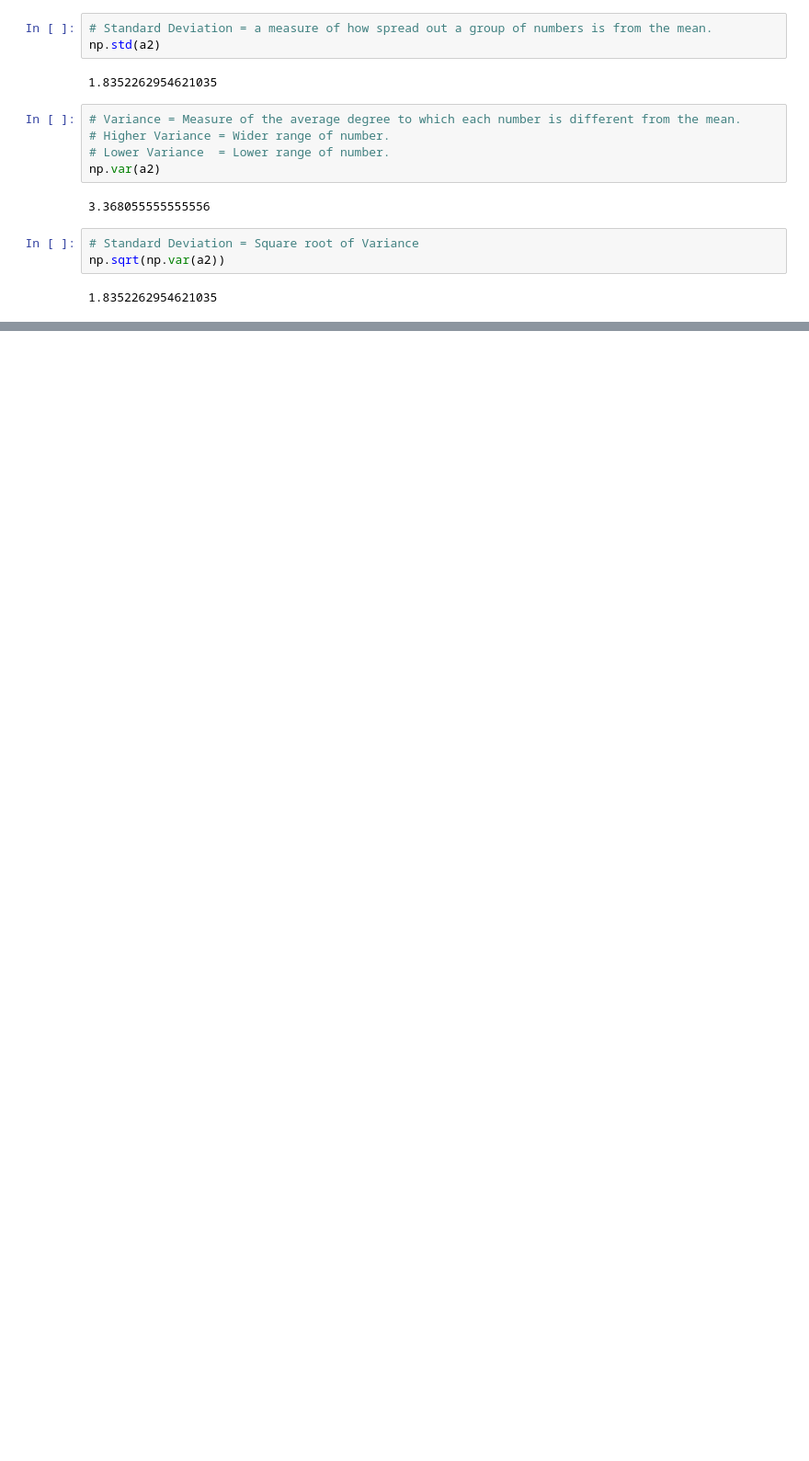
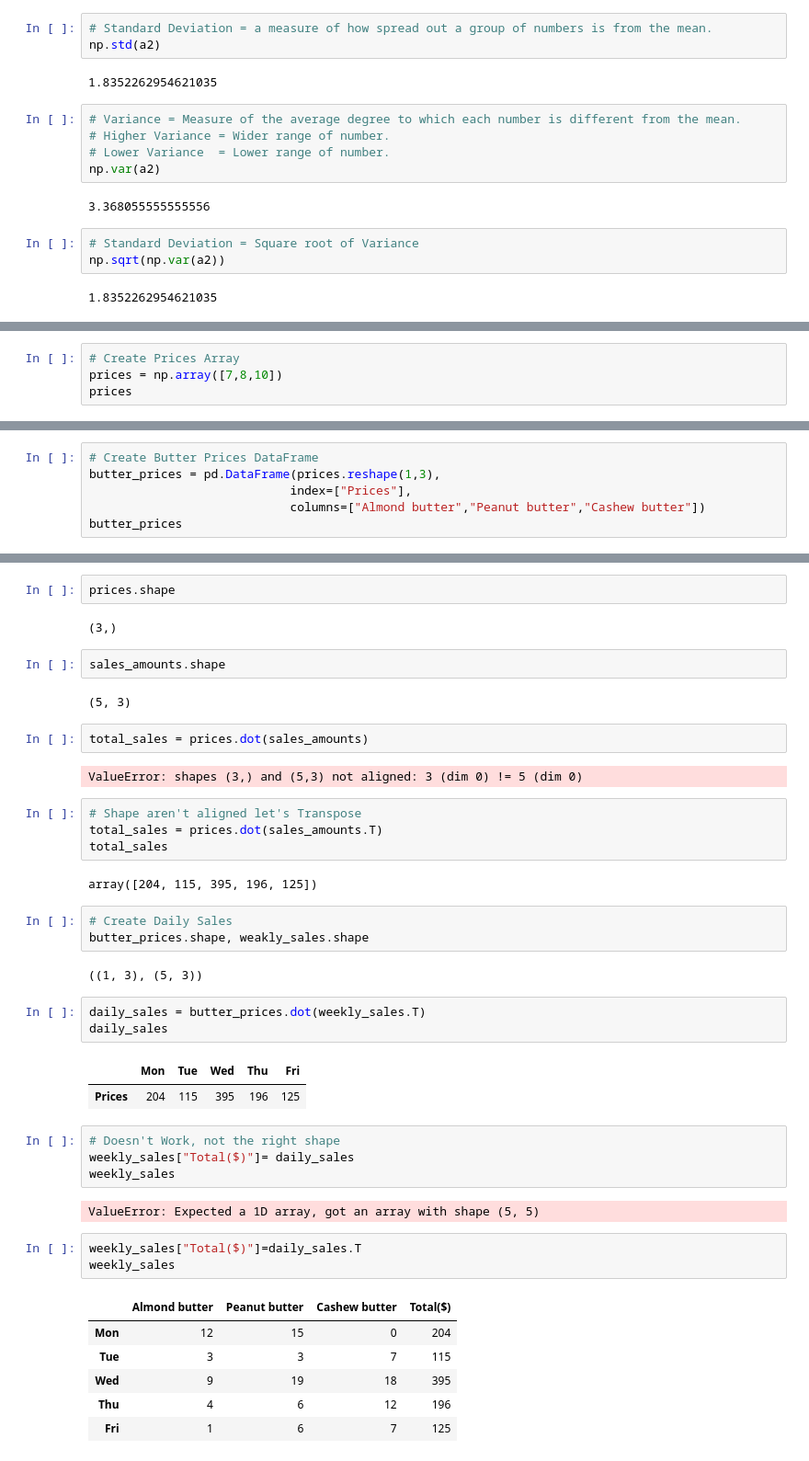
Before and after one commit to Minhajul99/Machine-Learning, a Jupyter notebook: NumPy.ipynb, the cells around one changed output, grey strips where cells are left out. Shown: that part at 92% size. Saved outputs shown, nothing was run; the diff lists cells and outputs as text; blank space fills up the shorter version.

```diff
--- a/NumPy.ipynb
+++ b/NumPy.ipynb
@@ -380,0 +623,4 @@ np.sqrt(np.var(a2))
+# %%
+# Create Prices Array
+prices = np.array([7,8,10])
+prices
@@ -380,0 +629,6 @@ np.sqrt(np.var(a2))
+# %%
+# Create Butter Prices DataFrame
+butter_prices = pd.DataFrame(prices.reshape(1,3),
+                            index=["Prices"],
+                            columns=["Almond butter","Peanut butter","Cashew butter"])
+butter_prices
@@ -380,0 +638,45 @@ np.sqrt(np.var(a2))
+# %%
+prices.shape
+# %% [output]
+(3,)
+# %%
+sales_amounts.shape
+# %% [output]
+(5, 3)
+# %%
+total_sales = prices.dot(sales_amounts)
+# %% [output]
+ValueError: shapes (3,) and (5,3) not aligned: 3 (dim 0) != 5 (dim 0)
+# %%
+# Shape aren't aligned let's Transpose
+total_sales = prices.dot(sales_amounts.T)
+total_sales
+# %% [output]
+array([204, 115, 395, 196, 125])
+# %%
+# Create Daily Sales
+butter_prices.shape, weakly_sales.shape
+# %% [output]
+((1, 3), (5, 3))
+# %%
+daily_sales = butter_prices.dot(weekly_sales.T)
+daily_sales
+# %% [output]
+|  | Mon | Tue | Wed | Thu | Fri |
+| Prices | 204 | 115 | 395 | 196 | 125 |
+# %%
+# Doesn't Work, not the right shape
+weekly_sales["Total($)"]= daily_sales
+weekly_sales
+# %% [output]
+ValueError: Expected a 1D array, got an array with shape (5, 5)
+# %%
+weekly_sales["Total($)"]=daily_sales.T
+weekly_sales
+# %% [output]
+|  | Almond butter | Peanut butter | Cashew butter | Total($) |
+| Mon | 12 | 15 | 0 | 204 |
+| Tue | 3 | 3 | 7 | 115 |
+| Wed | 9 | 19 | 18 | 395 |
+| Thu | 4 | 6 | 12 | 196 |
+| Fri | 1 | 6 | 7 | 125 |
```
Also changed, not shown: parts of 74 cells of this notebook, 3 other files.
